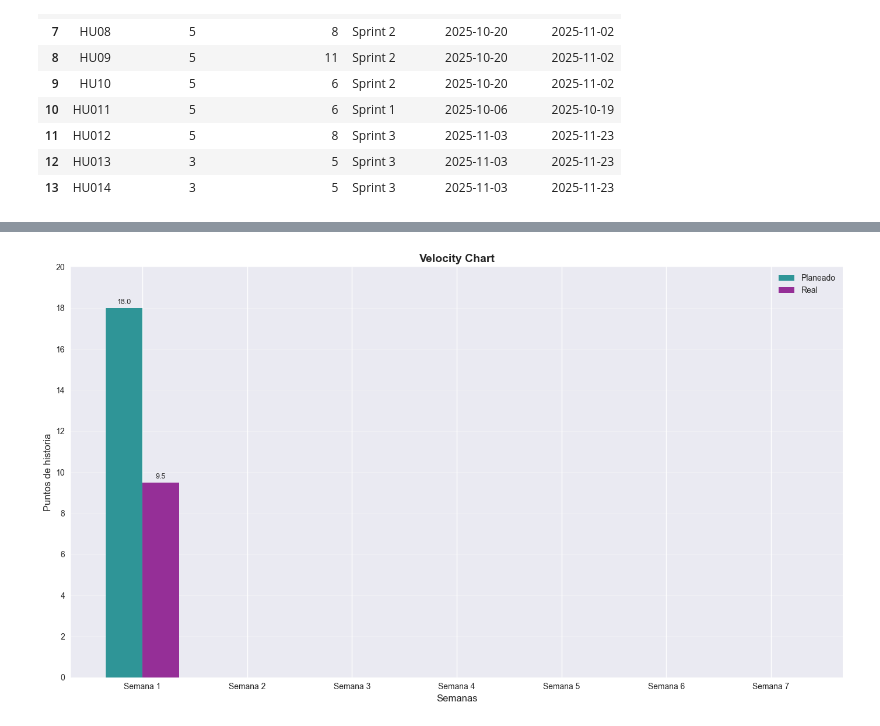
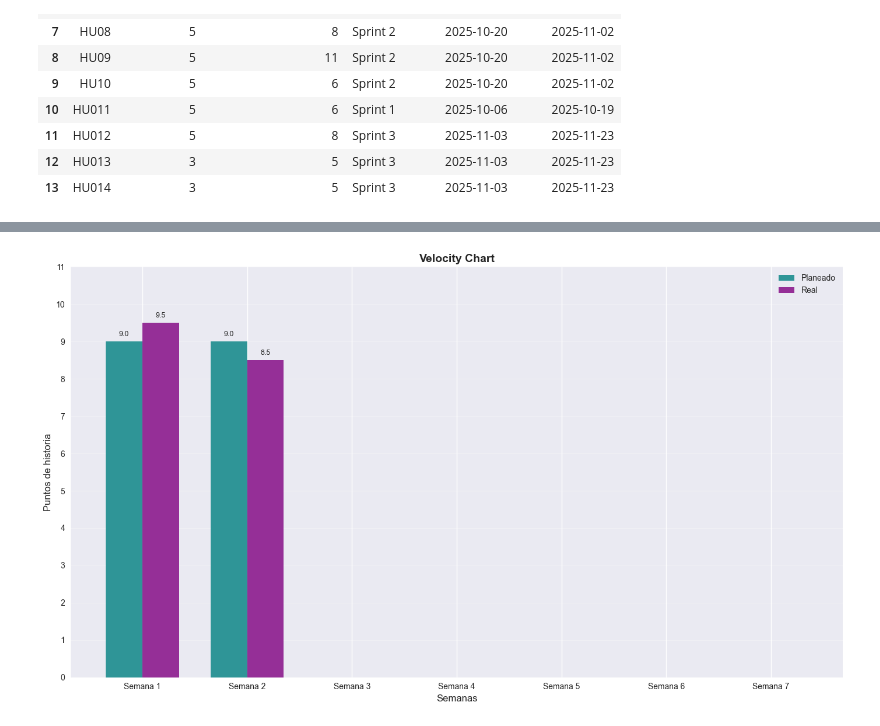
Before and after one commit to JohannPaezU/MISW4501-MediSupply, a Jupyter notebook: graphics/sprint_reports_analysis.ipynb, the cells around one changed output, grey strips where cells are left out. Drawn from its saved outputs; the diff is of its cells as text; code cells hidden in the pictures.

```diff
--- a/graphics/sprint_reports_analysis.ipynb
+++ b/graphics/sprint_reports_analysis.ipynb
@@ -20,7 +20,7 @@ plt.style.use('seaborn-v0_8')
 sns.set_palette("husl")
 
 # Parámetros de entrada (modificar según sea necesario)
-week = 1
+week = 2
 sprint_number = 1
 
 print(f"Análisis de la semana {week} y el sprint {sprint_number}")
@@ -381,15 +394,19 @@ Tareas completadas (13):
 # %%
-# Funciones auxiliares para create_velocity_chart
+# Funciones auxiliares para create_velocity_chart - CORREGIDAS
 def get_sprint_mapping():
-    """Retorna el mapeo de semanas a sprints"""
+    """Retorna el mapeo correcto de semanas a sprints según las fechas reales"""
     return {
-        1: 'Sprint 1',
-        2: 'Sprint 2',
-        3: 'Sprint 3'
+        1: 'Sprint 1',  # Semana 1 del Sprint 1
+        2: 'Sprint 1',  # Semana 2 del Sprint 1
+        3: 'Sprint 2',  # Semana 1 del Sprint 2
+        4: 'Sprint 2',  # Semana 2 del Sprint 2
+        5: 'Sprint 3',  # Semana 1 del Sprint 3
+        6: 'Sprint 3',  # Semana 2 del Sprint 3
+        7: 'Sprint 3'   # Semana 3 del Sprint 3
     }
 
-def calculate_week_story_points(week_data, story_points_data, current_sprint):
-    """Calcula los story points planeados y reales para una semana"""
+def calculate_week_story_points_corrected(week_data, story_points_data, current_sprint, week_num):
+    """Calcula los story points planeados y reales para una semana específica dentro de un sprint"""
     sprint_hus = story_points_data[story_points_data['sprint'] == current_sprint]['HU'].tolist()
     sprint_week_data = week_data[week_data['HU'].isin(sprint_hus)]
 
@@ -406,14 +423,59 @@ def calculate_week_story_points(week_data, story_points_data, current_sprint):
     # Calcular story points por subtarea
     enhanced_week_data['story_points_per_subtask'] = enhanced_week_data['story_points'] / enhanced_week_data['total_subtasks']
 
-    # Calcular puntos planeados y reales
-    planned_points = enhanced_week_data['story_points_per_subtask'].sum()
-    real_points = enhanced_week_data[enhanced_week_data['status'] == 'Done']['story_points_per_subtask'].sum()
+    # Para puntos planeados: usar el total del sprint dividido por el número de semanas del sprint
+    sprint_total_points = story_points_data[story_points_data['sprint'] == current_sprint]['story_points'].sum()
 
-    return planned_points, real_points
+    # Determinar cuántas semanas dura cada sprint
+    sprint_duration = {
+        'Sprint 1': 2,  # 2 semanas
+        'Sprint 2': 2,  # 2 semanas
+        'Sprint 3': 3   # 3 semanas
+    }
 
-def process_week_data(week_num, current_week, story_points_data):
-    """Procesa los datos de una semana específica"""
+    weeks_in_sprint = sprint_duration.get(current_sprint, 2)
+    planned_points_per_week = sprint_total_points / weeks_in_sprint
+
+    # Para puntos reales: contar solo las tareas completadas en esta semana específica
+    # Filtrar por fecha de completado si está disponible
+    if 'completion_date' in enhanced_week_data.columns:
+        # Convertir fechas de completado
+        enhanced_week_data['completion_date_parsed'] = pd.to_datetime(enhanced_week_data['completion_date'], errors='coerce')
+
+        # Calcular el rango de fechas para esta semana específica
+        sprint_start = pd.to_datetime(enhanced_week_data['sprint_start_date'].iloc[0])
+        sprint_end = pd.to_datetime(enhanced_week_data['sprint_end_date'].iloc[0])
+
+        # Determinar qué semana del sprint es esta
+        sprint_week_mapping = {
+            'Sprint 1': {1: 0, 2: 1},  # Semana 1 = día 0-6, Semana 2 = día 7-13
+            'Sprint 2': {3: 0, 4: 1},  # Semana 3 = día 0-6, Semana 4 = día 7-13
+            'Sprint 3': {5: 0, 6: 1, 7: 2}  # Semana 5 = día 0-6, Semana 6 = día 7-13, Semana 7 = día 14-20
+        }
+
+        week_in_sprint = sprint_week_mapping.get(current_sprint, {}).get(week_num, 0)
+
+        # Calcular fechas de inicio y fin de esta semana específica
+        days_per_week = 7
+        week_start = sprint_start + timedelta(days=week_in_sprint * days_per_week)
+        week_end = week_start + timedelta(days=days_per_week - 1)
+
+        # Filtrar tareas completadas en esta semana específica
+        completed_this_week = enhanced_week_data[
+            (enhanced_week_data['status'] == 'Done') &
+            (enhanced_week_data['completion_date_parsed'] >= week_start) &
+            (enhanced_week_data['completion_date_parsed'] <= week_end)
+        ]
+
+        real_points = completed_this_week['story_points_per_subtask'].sum()
+    else:
+        # Si no hay fechas de completado, usar el método anterior
+        real_points = enhanced_week_data[enhanced_week_data['status'] == 'Done']['story_points_per_subtask'].sum()
+
+    return planned_points_per_week, real_points
+
+def process_week_data_corrected(week_num, current_week, story_points_data):
+    """Procesa los datos de una semana específica usando el mapeo correcto"""
     week_name = f"Semana {week_num}"
     planned_points = 0
     real_points = 0
@@ -426,8 +488,8 @@ def process_week_data(week_num, current_week, story_points_data):
                 sprint_mapping = get_sprint_mapping()
                 current_sprint = sprint_mapping.get(week_num, 'Sprint 3')
 
-                planned_points, real_points = calculate_week_story_points(week_data, story_points_data, current_sprint)
-                print(f"  {week_name}: Planeados={planned_points:.1f}, Reales={real_points:.1f}")
+                planned_points, real_points = calculate_week_story_points_corrected(week_data, story_points_data, current_sprint, week_num)
+                print(f"  {week_name} ({current_sprint}): Planeados={planned_points:.1f}, Reales={real_points:.1f}")
             else:
                 print(f"  {week_name}: Archivo no encontrado")
         except Exception as e:
@@ -505,25 +567,30 @@ def print_velocity_summary(max_weeks, current_week, planned_points, real_points)
         print(f"Promedio planeado por semana (con datos): {avg_planned:.1f}")
         print(f"Promedio real por semana (con datos): {avg_real:.1f}")
 
-# Función para crear velocity chart
-def create_velocity_chart(current_week, story_points_data):
+# Función para crear velocity chart - CORREGIDA
+def create_velocity_chart_corrected(current_week, story_points_data):
     """
     Crea un velocity chart que compara story points planeados vs reales por semana.
-    Siempre muestra todas las semanas disponibles, pero las semanas futuras aparecen con valores 0.
+    Usa el mapeo correcto de semanas a sprints y calcula correctamente los puntos por semana.
     """
     max_weeks = 7
     weeks = []
     planned_points = []
     real_points = []
 
-    print(f"Creando velocity chart para {max_weeks} semanas...")
+    print(f"Creando velocity chart  para {max_weeks} semanas...")
+    print("Mapeo de semanas a sprints:")
+    sprint_mapping = get_sprint_mapping()
+    for week_num in range(1, max_weeks + 1):
+        sprint = sprint_mapping.get(week_num, 'Sprint 3')
+        print(f"  Semana {week_num} → {sprint}")
 
     # Procesar cada semana
     for week_num in range(1, max_weeks + 1):
         week_name = f"Semana {week_num}"
         weeks.append(week_name)
 
-        planned_week_points, real_week_points = process_week_data(week_num, current_week, story_points_data)
+        planned_week_points, real_week_points = process_week_data_corrected(week_num, current_week, story_points_data)
 
         planned_points.append(planned_week_points)
         real_points.append(real_week_points)
@@ -546,5 +613,5 @@ def create_velocity_chart(current_week, story_points_data):
     }
 
 # Crear el velocity chart
-velocity_data = create_velocity_chart(week, story_points_data)
+velocity_data_corrected = create_velocity_chart_corrected(week, story_points_data)
 # %% [output]
@@ -560,3 +635,3 @@ Velocity chart guardado en: week_1/velocity chart.png
-[figure, old version]
+[figure, new version]
 Resumen del Velocity Chart:
 Semanas mostradas: 7
```
Also changed, not shown: parts of 9 cells of this notebook, 8 other files.
